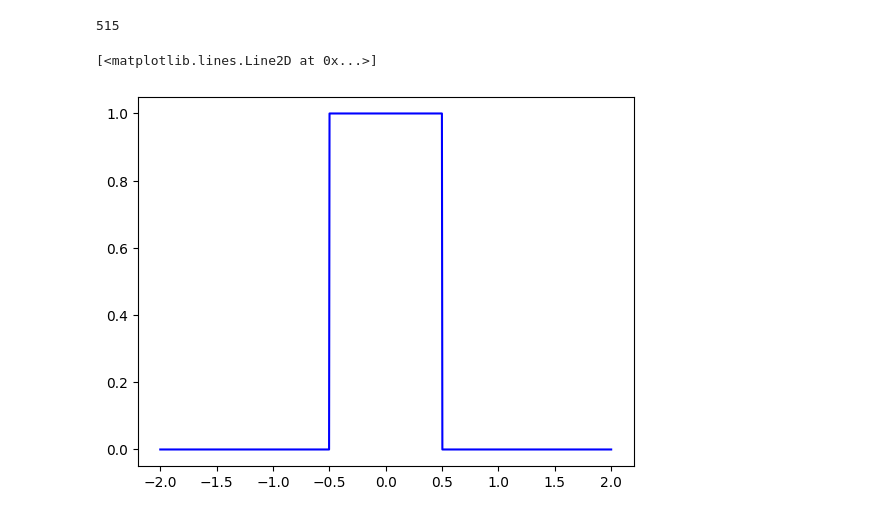
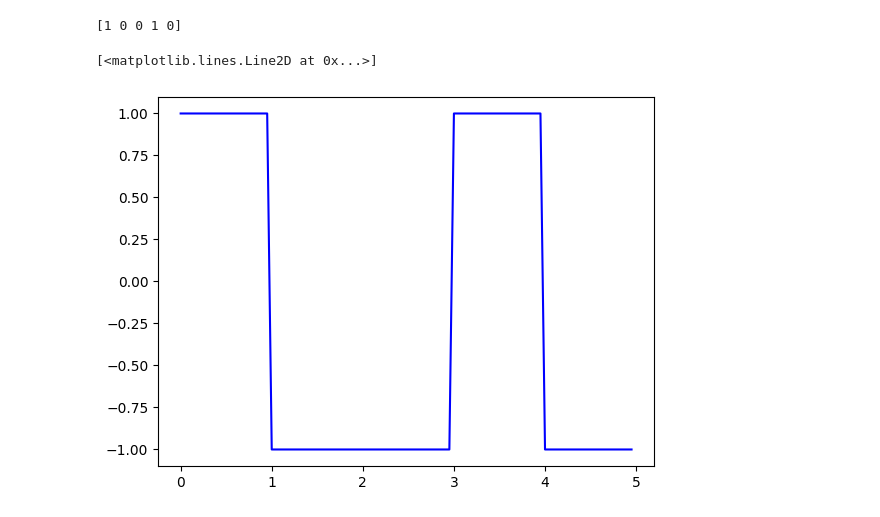
Before and after one commit to zeinabmoawad/Digital-Communication-Labs, a Jupyter notebook: Assigment2/main.ipynb, the cells around one changed output. Cells and saved outputs as stored; diff of their text form; code cells hidden in the pictures.

```diff
--- a/Assigment2/main.ipynb
+++ b/Assigment2/main.ipynb
@@ -10,6 +6,11 @@ Hello
+# %%
+n=5
+step=0.05
+num_of_samples_per_bit_1=math.ceil(1/step)
 # %%
 # Step(1) Generate Binary Source
 # 0s and 1s with equal Probabilities 0.5
-nums = np.random.choice([0, 1], size=1000, p=[.5,.5])
+nums = np.random.choice([0, 1], size=n, p=[.5,.5])
+print(nums)
 # %% [output]
-515
+[1 0 0 1 0]
@@ -20,7 +17,21 @@ def p(t):
-# %%
-t = np.linspace(-2, 2, 1000)
-
-plt.plot(t, p(t), '-b')
-# %% [output]
-[<matplotlib.lines.Line2D at 0x...>]
-[figure, removed]
+# %%
+def binarycode_to_signal(bitstream, step):
+    T = 1  # assume the pulse period is 1
+    A = 1  # assume the amplitude is 1
+    pulse = np.ones(math.ceil(T/step)) * A
+    # pulse = pulse*A
+    signal = np.zeros(len(bitstream)*len(pulse))
+    # Polar nonreturn to zero
+    for i in range(len(bitstream)):
+        if bitstream[i] == 1:
+            signal[i*len(pulse):(i+1)*len(pulse)] = 1*pulse    # take the shape of pulse along the symbol's interval
+        else:
+            signal[i*len(pulse):(i+1)*len(pulse)] = -1*pulse
+    return signal
+# %%
+t=np.arange(0,n,step)
+signal=binarycode_to_signal(nums, 0.05)#step=0.05 Question
+plt.plot(t, signal, '-b')
+# %% [output]
+[<matplotlib.lines.Line2D at 0x...>]
+[figure, added]
```
Also changed, not shown: parts of 8 cells of this notebook.
